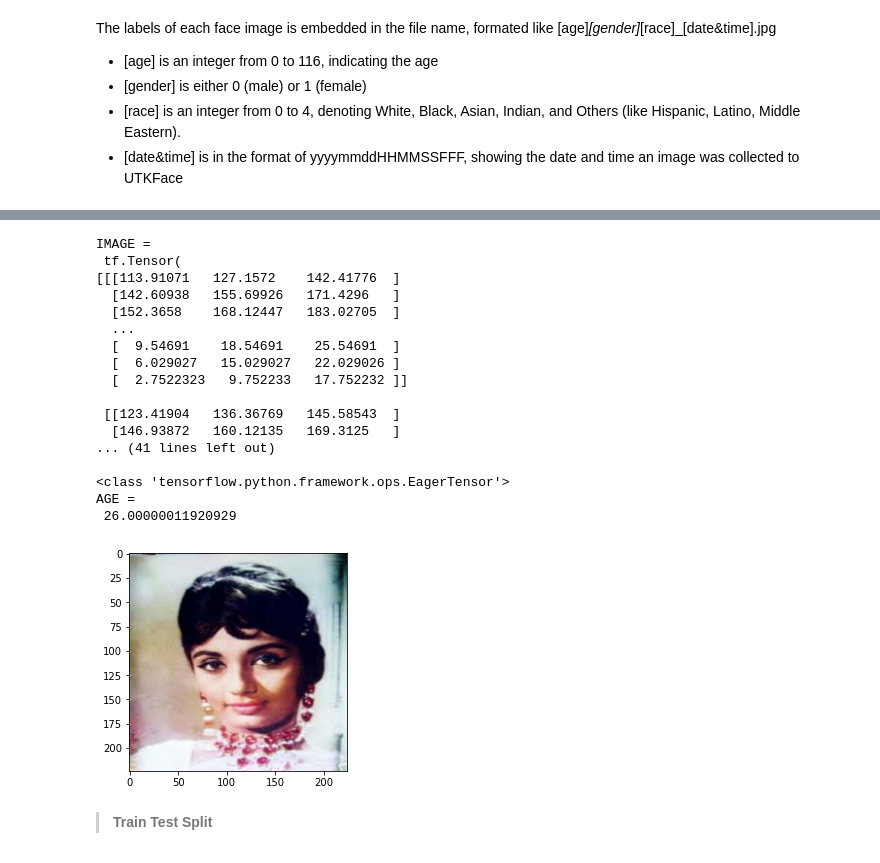
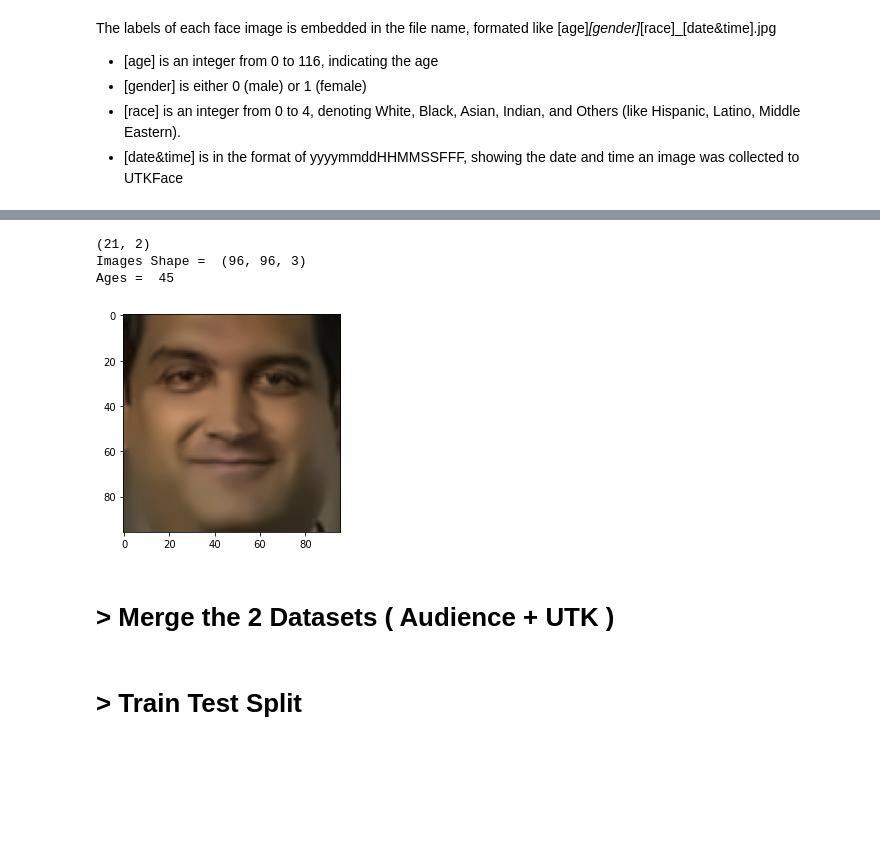
Before and after one commit to FCIS-ASU-Projects/Kids-Zone, a Jupyter notebook: audience-and-utk-preprocessing.ipynb, the cells around one changed output, grey strips where cells are left out. Drawn from its saved outputs; the diff is of its cells as text; code cells hidden in the pictures; blank space fills up the shorter version.

Commit message:
Kaggle Notebook | Loading_UTK_Dataset_With_Two_Different_Ways

```diff
--- a/audience-and-utk-preprocessing.ipynb
+++ b/audience-and-utk-preprocessing.ipynb
@@ -286,28 +248,0 @@ UTK_dataset = list_UTK_images('./part3/*')
-# %%
-for img, age in UTK_dataset:
-    print("IMAGE = \n", im, '\n')
-    print(im.shape, '\n')
-    print(type(im))
-    print("AGE = \n", age.numpy()*116)
-
-    # pyplot.imshow(np.array(im, dtype=int))
-    # pyplot.show()
-# %% [output]
-IMAGE =
- tf.Tensor(
-[[[113.91071   127.1572    142.41776  ]
-  [142.60938   155.69926   171.4296   ]
-  [152.3658    168.12447   183.02705  ]
-  ...
-  [  9.54691    18.54691    25.54691  ]
-  [  6.029027   15.029027   22.029026 ]
-  [  2.7522323   9.752233   17.752232 ]]
-
- [[123.41904   136.36769   145.58543  ]
-  [146.93872   160.12135   169.3125   ]
-... (41 lines left out)
-
-<class 'tensorflow.python.framework.ops.EagerTensor'>
-AGE =
- 26.00000011920929
-[figure, removed]
@@ -313,0 +334,31 @@ AGE =
+# %%
+# Used this Function to load UTK Dataset and can apply denoising
+
+def Preparing_UTK_Dataset():
+
+    # Installing
+    load_UTK_dataset()
+    UTK_dataset_path = '/kaggle/working/UTKFace'
+
+    dataset = load_images(UTK_dataset_path)
+
+    return dataset
+# %%
+UTK_dataset = Preparing_UTK_Dataset()
+# %%
+# Test Cell
+
+print(UTK_dataset.shape)
+img = UTK_dataset[0][0]
+a = UTK_dataset[0][1]
+print("Images Shape = ", img.shape)
+
+print("Ages = ", a)
+
+pyplot.imshow(np.array(img*255, dtype=int))
+pyplot.show()
+# %% [output]
+(21, 2)
+Images Shape =  (96, 96, 3)
+Ages =  45
+[figure, added]
@@ -313,0 +372,2 @@ AGE =
+# %% [markdown]
+# > **Merge the 2 Datasets ( Audience + UTK )**
@@ -314,5 +380,5 @@ AGE =
 # %% [markdown]
-> **Train Test Split**
+# > **Train Test Split**
 # %%
 # لسه مشوفتوش
 
```
Also changed, not shown: parts of 37 cells of this notebook.
